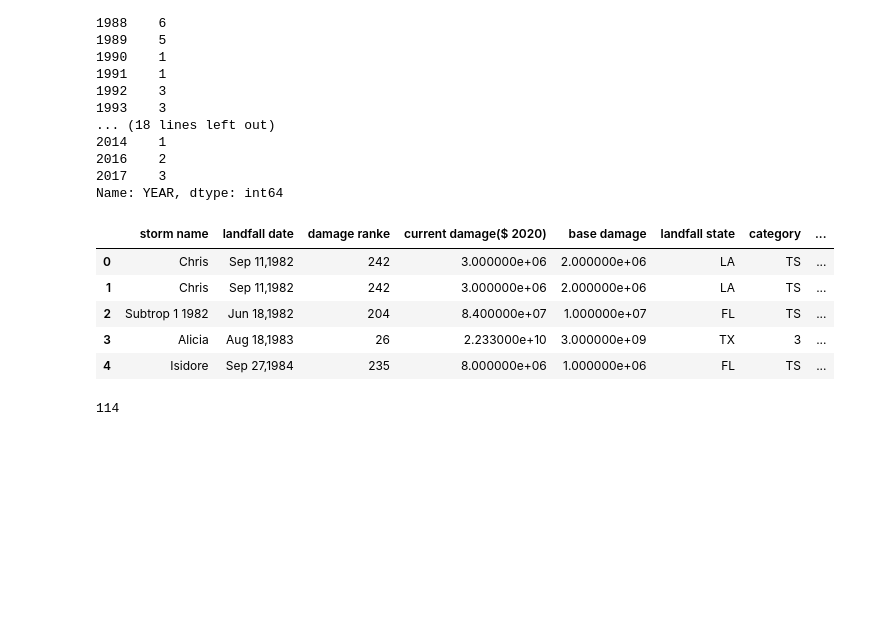
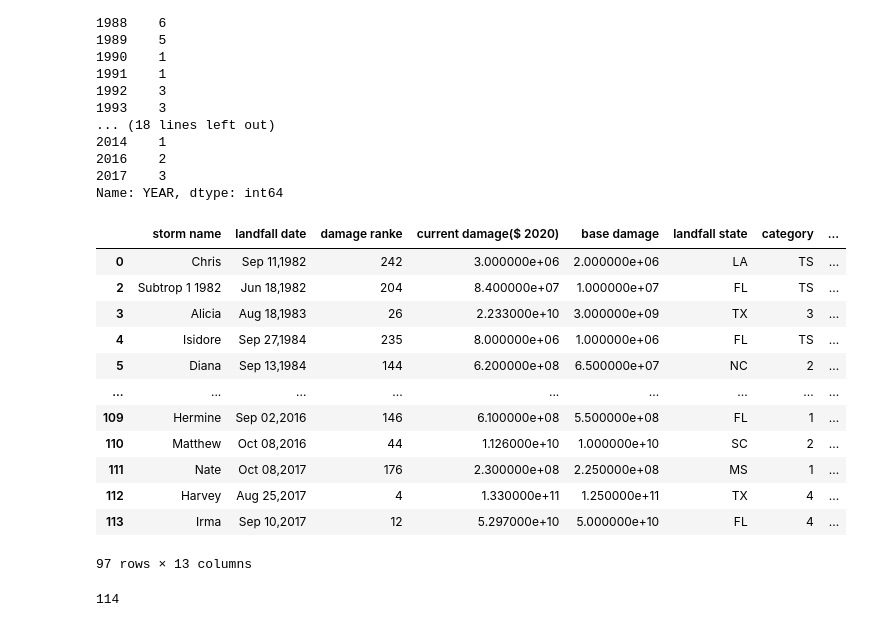
Before and after one commit to akshaym2497/RMDS_Hurricane_Forecasting, a Jupyter notebook: analytics/Hurricane_week6_EcoLoss_Wanying-Oct26-(Updated Kooha).ipynb, the cells around one changed output. Saved outputs shown, nothing was run; the diff lists cells and outputs as text; code cells hidden in the pictures; blank space fills up the shorter version.

```diff
--- a/analytics/Hurricane_week6_EcoLoss_Wanying-Oct26-(Updated Kooha).ipynb
+++ b/analytics/Hurricane_week6_EcoLoss_Wanying-Oct26-(Updated Kooha).ipynb
@@ -105,17 +104,26 @@ Ecoloss=Ecoloss.reset_index(drop=True)
 # %%
 # set a 'key' to match ships dataset
 # upper Name[0:4]+Year+Month(int)
 Ecoloss['KEY']=0
 for i in range(0,Ecoloss.shape[0]):
     Ecoloss.loc[i,'KEY']='-'.join([Ecoloss.loc[i,'storm name'][0:4].upper(),Ecoloss.loc[i,'YEAR']])
 Ecoloss.head()
+
+Ecoloss.drop_duplicates(subset=['KEY'])
 # %% [output]
 |  | storm name | landfall date | damage ranke | current damage($ 2020) | base damage | landfall state | category | ... |
 | 0 | Chris | Sep 11,1982 | 242 | 3.000000e+06 | 2.000000e+06 | LA | TS | ... |
-| 1 | Chris | Sep 11,1982 | 242 | 3.000000e+06 | 2.000000e+06 | LA | TS | ... |
 | 2 | Subtrop 1 1982 | Jun 18,1982 | 204 | 8.400000e+07 | 1.000000e+07 | FL | TS | ... |
 | 3 | Alicia | Aug 18,1983 | 26 | 2.233000e+10 | 3.000000e+09 | TX | 3 | ... |
 | 4 | Isidore | Sep 27,1984 | 235 | 8.000000e+06 | 1.000000e+06 | FL | TS | ... |
+| 5 | Diana | Sep 13,1984 | 144 | 6.200000e+08 | 6.500000e+07 | NC | 2 | ... |
+| ... | ... | ... | ... | ... | ... | ... | ... | ... |
+| 109 | Hermine | Sep 02,2016 | 146 | 6.100000e+08 | 5.500000e+08 | FL | 1 | ... |
+| 110 | Matthew | Oct 08,2016 | 44 | 1.126000e+10 | 1.000000e+10 | SC | 2 | ... |
+| 111 | Nate | Oct 08,2017 | 176 | 2.300000e+08 | 2.250000e+08 | MS | 1 | ... |
+| 112 | Harvey | Aug 25,2017 | 4 | 1.330000e+11 | 1.250000e+11 | TX | 4 | ... |
+| 113 | Irma | Sep 10,2017 | 12 | 5.297000e+10 | 5.000000e+10 | FL | 4 | ... |
+97 rows × 13 columns
 # %%
 Ecoloss.shape[0]
 # %% [output]
```
Also changed, not shown: parts of 31 cells of this notebook, 14 other files.
